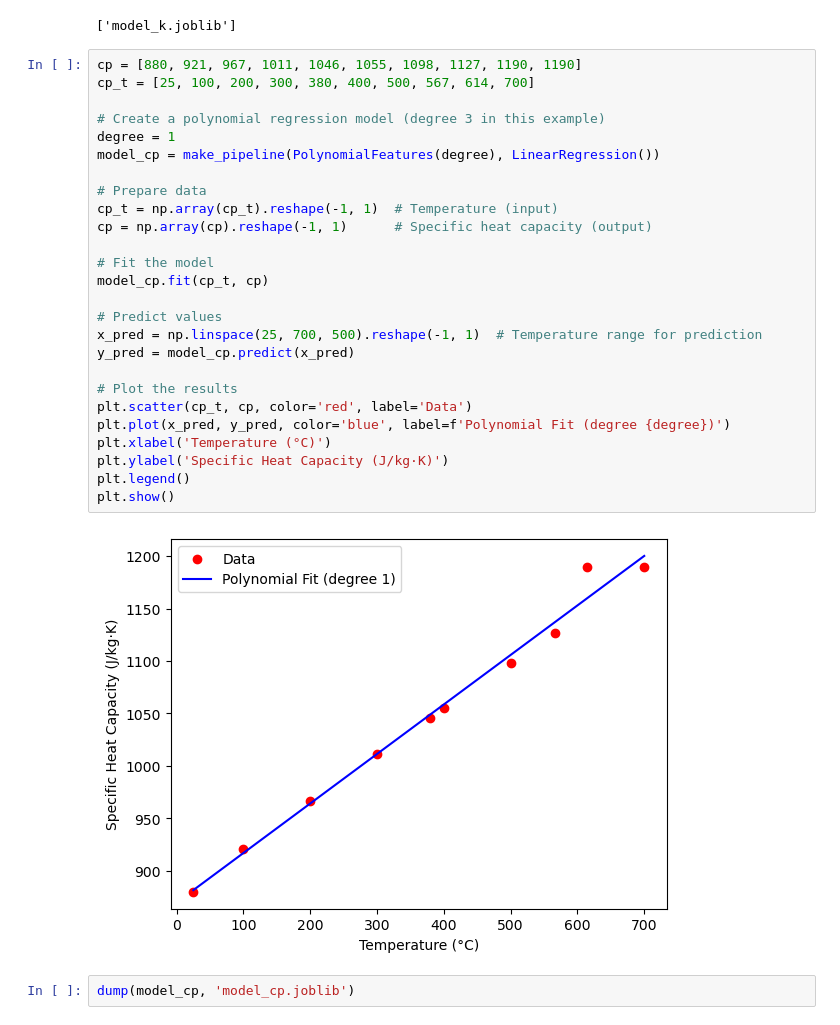
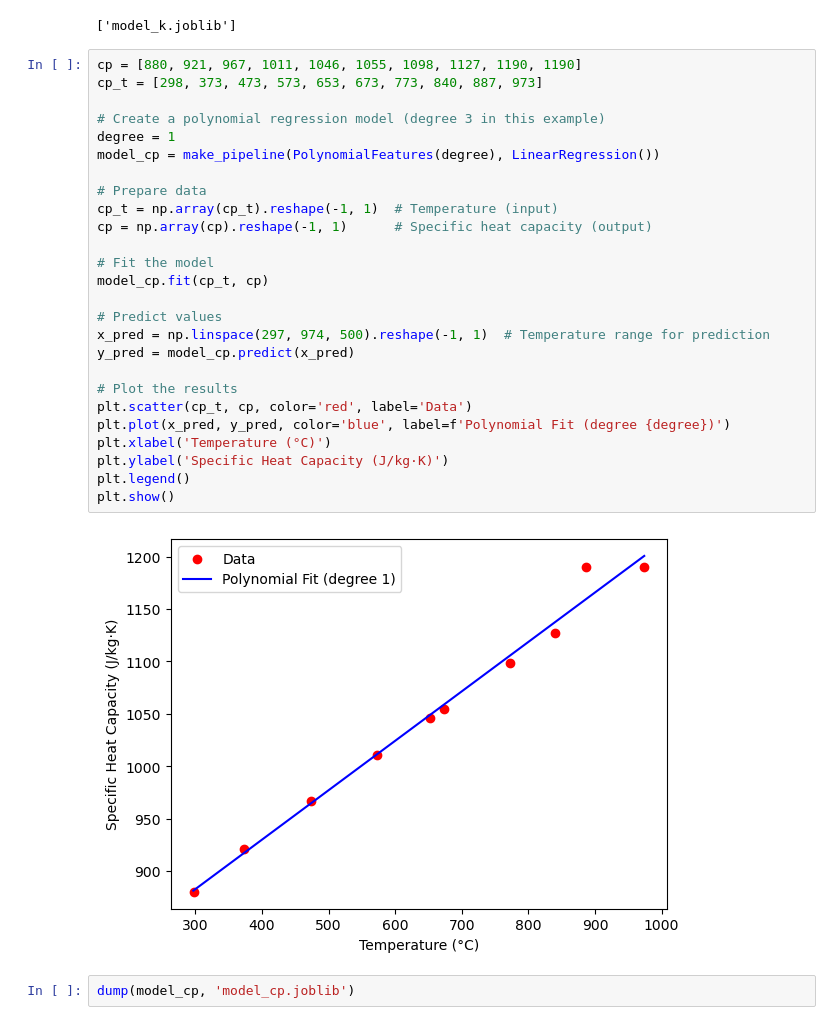
Before and after one commit to radhikrammohan/pinn-pc-1d, a Jupyter notebook: Data/Sim-Data/Fdd-simple/materials.ipynb, the cells around one changed output. Cells and saved outputs as stored; diff of their text form.

```diff
--- a/Data/Sim-Data/Fdd-simple/materials.ipynb
+++ b/Data/Sim-Data/Fdd-simple/materials.ipynb
@@ -43,32 +43,32 @@ dump(model_k, 'model_k.joblib')
 ['model_k.joblib']
 # %%
 cp = [880, 921, 967, 1011, 1046, 1055, 1098, 1127, 1190, 1190]
-cp_t = [25, 100, 200, 300, 380, 400, 500, 567, 614, 700]
+cp_t = [298, 373, 473, 573, 653, 673, 773, 840, 887, 973]
 
 # Create a polynomial regression model (degree 3 in this example)
 degree = 1
 model_cp = make_pipeline(PolynomialFeatures(degree), LinearRegression())
 
 # Prepare data
 cp_t = np.array(cp_t).reshape(-1, 1)  # Temperature (input)
 cp = np.array(cp).reshape(-1, 1)      # Specific heat capacity (output)
 
 # Fit the model
 model_cp.fit(cp_t, cp)
 
 # Predict values
-x_pred = np.linspace(25, 700, 500).reshape(-1, 1)  # Temperature range for prediction
+x_pred = np.linspace(297, 974, 500).reshape(-1, 1)  # Temperature range for prediction
 y_pred = model_cp.predict(x_pred)
 
 # Plot the results
 plt.scatter(cp_t, cp, color='red', label='Data')
 plt.plot(x_pred, y_pred, color='blue', label=f'Polynomial Fit (degree {degree})')
 plt.xlabel('Temperature (°C)')
 plt.ylabel('Specific Heat Capacity (J/kg·K)')
 plt.legend()
 plt.show()
 # %% [output]
-[figure, old version]
+[figure, new version]
 # %%
 dump(model_cp, 'model_cp.joblib')
 # %% [output]
```
Also changed, not shown: parts of 4 cells of this notebook, 18 other files.
